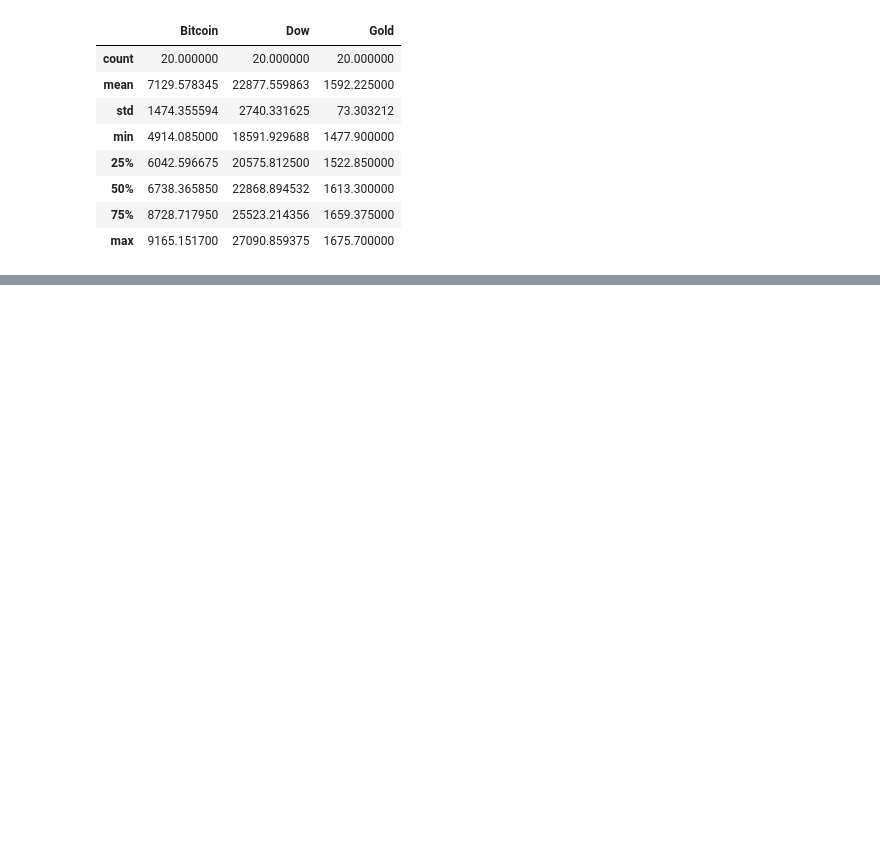
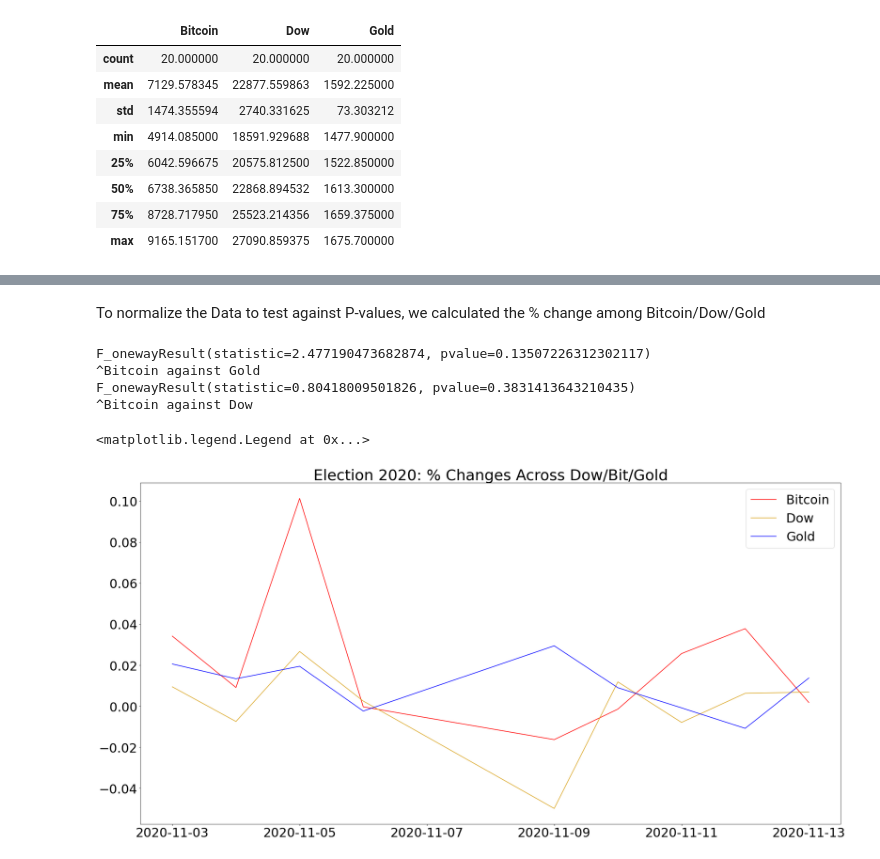
Before and after one commit to darrenr10/Project_1, a Jupyter notebook: project-nb.ipynb, the cells around one changed output, grey strips where cells are left out. Saved outputs shown, nothing was run; the diff lists cells and outputs as text; code cells hidden in the pictures; blank space fills up the shorter version.

Commit message:
Added Scipy to main book for p-value running and Ryan's work included

```diff
--- a/project-nb.ipynb
+++ b/project-nb.ipynb
@@ -311,0 +294,6 @@ covid_df.describe()
+# %%
+# setting axes to variables for
+bitcoin_x = election_df['Bitcoin']
+dow_x = election_df['Dow']
+gold_x = election_df['Gold']
+all_y = election_df['Date']
@@ -311,0 +302,20 @@ covid_df.describe()
+# %%
+#Settting variables for % change
+percent_dow = dow_x.pct_change()
+percent_dow
+percent_bitcoin = bitcoin_x.pct_change()
+percent_bitcoin
+percent_gold = gold_x.pct_change()
+percent_gold
+
+#adding to DF
+election_df['% Chg Dow'] = percent_dow
+election_df.head()
+
+election_df['% Chg Bitcoin'] = percent_bitcoin
+election_df.head()
+
+election_df['% Chg Gold'] = percent_gold
+election_df.head(10)
+
+election_df.fillna(0)
@@ -311,0 +349,27 @@ covid_df.describe()
+# %% [markdown]
+To normalize the Data to test against P-values, we calculated the % change among Bitcoin/Dow/Gold
+# %%
+#Anova Test
+group_dow = election_df['% Chg Dow'].dropna()
+group_gold = election_df['% Chg Gold'].dropna()
+group_bitcoin = election_df['% Chg Bitcoin'].dropna()
+print(stats.f_oneway(group_bitcoin, group_gold))
+print('^Bitcoin against Gold')
+print(stats.f_oneway(group_bitcoin, group_dow))
+print('^Bitcoin against Dow')
+
+#Plotting % chg
+Bitcoin = plt.plot(all_y, election_df['% Chg Bitcoin'], color="red", label="Bitcoin")
+Gold = plt.plot(all_y, election_df['% Chg Gold'], color = "goldenrod", label = "Gold")
+Dow = plt.plot(all_y,  election_df['% Chg Dow'], color = "blue", label = "Dow")
+plt.title("Election 2020: % Changes Across Dow/Bit/Gold")
+plt.rcParams["figure.figsize"] = (30,15)
+plt.rcParams.update({'font.size': 30})
+plt.legend(labels)
+# %% [output]
+F_onewayResult(statistic=2.477190473682874, pvalue=0.13507226312302117)
+^Bitcoin against Gold
+F_onewayResult(statistic=0.80418009501826, pvalue=0.3831413643210435)
+^Bitcoin against Dow
+<matplotlib.legend.Legend at 0x...>
+[figure, added]
```
Also changed, not shown: parts of 15 cells of this notebook, 1 other file.
